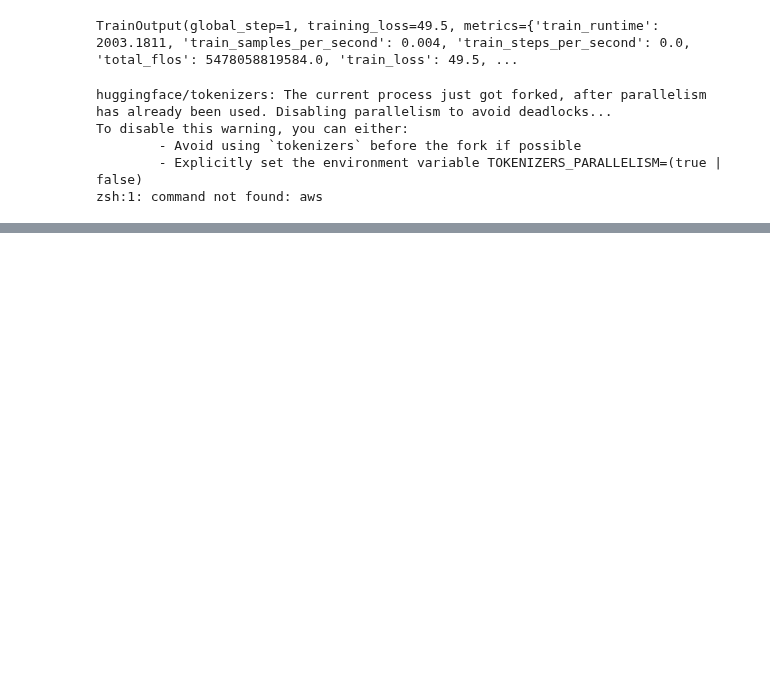
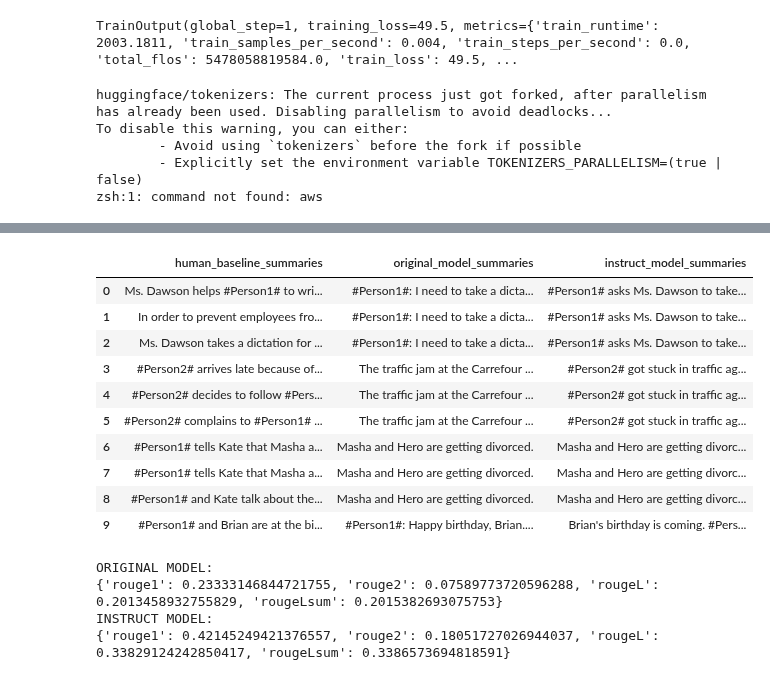
Before and after one commit to guillaume-heusch/generative-ai-with-llms, a Jupyter notebook: lab2.ipynb, the cells around one changed output, grey strips where cells are left out. Saved outputs shown, nothing was run; the diff lists cells and outputs as text; code cells hidden in the pictures; blank space fills up the shorter version.

```diff
--- a/lab2.ipynb
+++ b/lab2.ipynb
@@ -180,0 +219,70 @@ instruct_model = AutoModelForSeq2SeqLM.from_pretrained( instruct_model_name, tor
+# %%
+dialogues = dataset['test'][0:10]['dialogue']
+human_baseline_summaries = dataset['test'][0:10]['summary']
+
+original_model_summaries = []
+instruct_model_summaries = []
+
+for _, dialogue in enumerate(dialogues):
+    prompt = f"""
+Summarize the following conversation.
+
+{dialogue}
+
+Summary: """
+    input_ids = tokenizer(prompt, return_tensors="pt").input_ids
+
+    original_model_outputs = original_model.generate(input_ids=input_ids, generation_config=GenerationConfig(max_new_tokens=200))
+    original_model_text_output = tokenizer.decode(original_model_outputs[0], skip_special_tokens=True)
+    original_model_summaries.append(original_model_text_output)
+
+    instruct_model_outputs = instruct_model.generate(input_ids=input_ids, generation_config=GenerationConfig(max_new_tokens=200))
+    instruct_model_text_output = tokenizer.decode(instruct_model_outputs[0], skip_special_tokens=True)
+    instruct_model_summaries.append(instruct_model_text_output)
+
+zipped_summaries = list(zip(human_baseline_summaries, original_model_summaries, instruct_model_summaries))
+
+df = pd.DataFrame(zipped_summaries, columns = ['human_baseline_summaries', 'original_model_summaries', 'instruct_model_summaries'])
+df
+# %% [output]
+|  | human_baseline_summaries | original_model_summaries | instruct_model_summaries |
+| 0 | Ms. Dawson helps #Person1# to wri... | #Person1#: I need to take a dicta... | #Person1# asks Ms. Dawson to take... |
+| 1 | In order to prevent employees fro... | #Person1#: I need to take a dicta... | #Person1# asks Ms. Dawson to take... |
+| 2 | Ms. Dawson takes a dictation for ... | #Person1#: I need to take a dicta... | #Person1# asks Ms. Dawson to take... |
+| 3 | #Person2# arrives late because of... | The traffic jam at the Carrefour ... | #Person2# got stuck in traffic ag... |
+| 4 | #Person2# decides to follow #Pers... | The traffic jam at the Carrefour ... | #Person2# got stuck in traffic ag... |
+| 5 | #Person2# complains to #Person1# ... | The traffic jam at the Carrefour ... | #Person2# got stuck in traffic ag... |
+| 6 | #Person1# tells Kate that Masha a... | Masha and Hero are getting divorced. | Masha and Hero are getting divorc... |
+| 7 | #Person1# tells Kate that Masha a... | Masha and Hero are getting divorced. | Masha and Hero are getting divorc... |
+| 8 | #Person1# and Kate talk about the... | Masha and Hero are getting divorced. | Masha and Hero are getting divorc... |
+| 9 | #Person1# and Brian are at the bi... | #Person1#: Happy birthday, Brian.... | Brian's birthday is coming. #Pers... |
+# %%
+results = pd.read_csv("dialogue-summary-training-results.csv")
+
+human_baseline_summaries = results['human_baseline_summaries'].values
+original_model_summaries = results['original_model_summaries'].values
+instruct_model_summaries = results['instruct_model_summaries'].values
+
+original_model_results = rouge.compute(
+    predictions=original_model_summaries,
+    references=human_baseline_summaries[0:len(original_model_summaries)],
+    use_aggregator=True,
+    use_stemmer=True,
+)
+
+instruct_model_results = rouge.compute(
+    predictions=instruct_model_summaries,
+    references=human_baseline_summaries[0:len(instruct_model_summaries)],
+    use_aggregator=True,
+    use_stemmer=True,
+)
+
+print('ORIGINAL MODEL:')
+print(original_model_results)
+print('INSTRUCT MODEL:')
+print(instruct_model_results)
+# %% [output]
+ORIGINAL MODEL:
+{'rouge1': 0.23333146844721755, 'rouge2': 0.07589773720596288, 'rougeL': 0.2013458932755829, 'rougeLsum': 0.2015382693075753}
+INSTRUCT MODEL:
+{'rouge1': 0.42145249421376557, 'rouge2': 0.18051727026944037, 'rougeL': 0.33829124242850417, 'rougeLsum': 0.3386573694818591}
```
Also changed, not shown: parts of 19 cells of this notebook.
